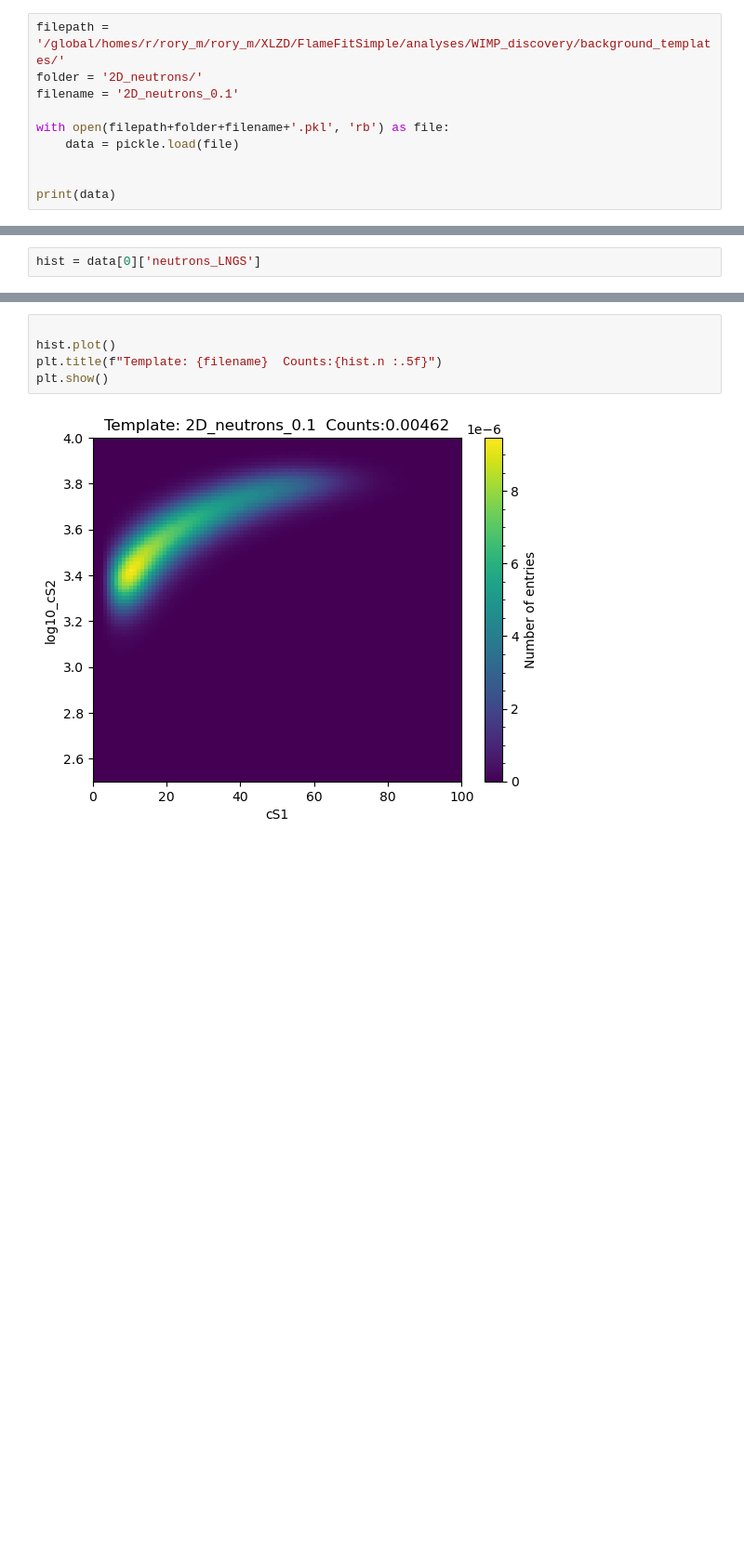
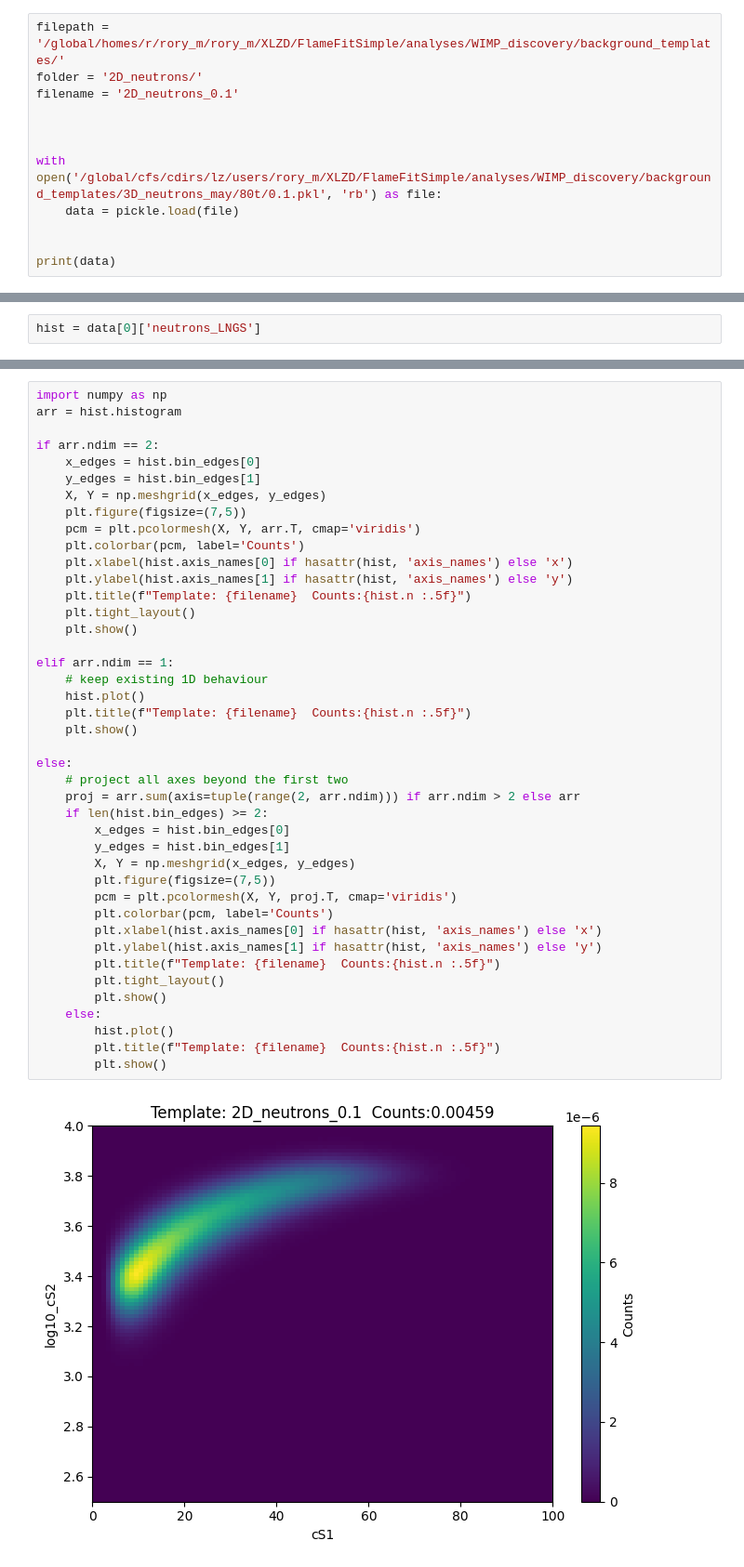
Before and after one commit to robertsjames/FlameFitSimple, a Jupyter notebook: python_notebooks/templates_opener.ipynb, the cells around one changed output, grey strips where cells are left out. Shown at 93% size. Drawn from its saved outputs; the diff is of its cells as text; blank space fills up the shorter version.

```diff
--- a/python_notebooks/templates_opener.ipynb
+++ b/python_notebooks/templates_opener.ipynb
@@ -6,7 +6,9 @@ filepath = '/global/homes/r/rory_m/rory_m/XLZD/FlameFitSimple/analyses/WIMP_disc
 folder = '2D_neutrons/'
 filename = '2D_neutrons_0.1'
 
-with open(filepath+folder+filename+'.pkl', 'rb') as file:
+
+
+with open('/global/cfs/cdirs/lz/users/rory_m/XLZD/FlameFitSimple/analyses/WIMP_discovery/background_templates/3D_neutrons_may/80t/0.1.pkl', 'rb') as file:
     data = pickle.load(file)
 
 
@@ -18,7 +55,44 @@ hist = data[0]['neutrons_LNGS']
 # %%
+import numpy as np
+arr = hist.histogram
 
-hist.plot()
-plt.title(f"Template: {filename}  Counts:{hist.n :.5f}")
-plt.show()
+if arr.ndim == 2:
+    x_edges = hist.bin_edges[0]
+    y_edges = hist.bin_edges[1]
+    X, Y = np.meshgrid(x_edges, y_edges)
+    plt.figure(figsize=(7,5))
+    pcm = plt.pcolormesh(X, Y, arr.T, cmap='viridis')
+    plt.colorbar(pcm, label='Counts')
+    plt.xlabel(hist.axis_names[0] if hasattr(hist, 'axis_names') else 'x')
+    plt.ylabel(hist.axis_names[1] if hasattr(hist, 'axis_names') else 'y')
+    plt.title(f"Template: {filename}  Counts:{hist.n :.5f}")
+    plt.tight_layout()
+    plt.show()
+
+elif arr.ndim == 1:
+    # keep existing 1D behaviour
+    hist.plot()
+    plt.title(f"Template: {filename}  Counts:{hist.n :.5f}")
+    plt.show()
+
+else:
+    # project all axes beyond the first two
+    proj = arr.sum(axis=tuple(range(2, arr.ndim))) if arr.ndim > 2 else arr
+    if len(hist.bin_edges) >= 2:
+        x_edges = hist.bin_edges[0]
+        y_edges = hist.bin_edges[1]
+        X, Y = np.meshgrid(x_edges, y_edges)
+        plt.figure(figsize=(7,5))
+        pcm = plt.pcolormesh(X, Y, proj.T, cmap='viridis')
+        plt.colorbar(pcm, label='Counts')
+        plt.xlabel(hist.axis_names[0] if hasattr(hist, 'axis_names') else 'x')
+        plt.ylabel(hist.axis_names[1] if hasattr(hist, 'axis_names') else 'y')
+        plt.title(f"Template: {filename}  Counts:{hist.n :.5f}")
+        plt.tight_layout()
+        plt.show()
+    else:
+        hist.plot()
+        plt.title(f"Template: {filename}  Counts:{hist.n :.5f}")
+        plt.show()
 # %% [output]
-[figure, old version]
+[figure, new version]
```
Also changed, not shown: parts of 7 cells of this notebook, 38 other files.
